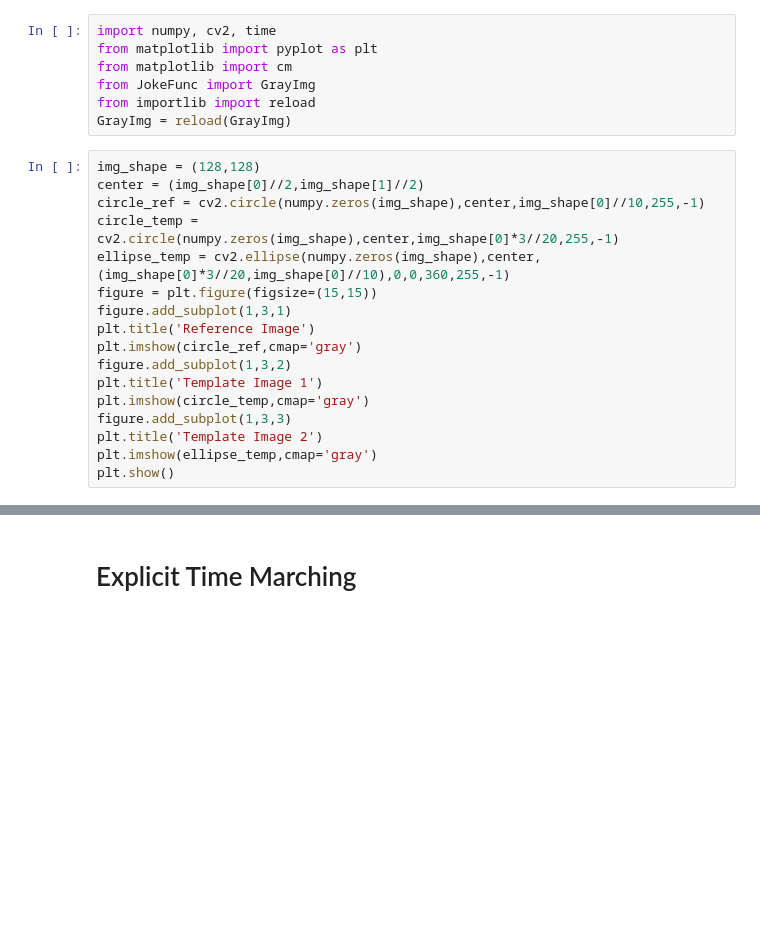
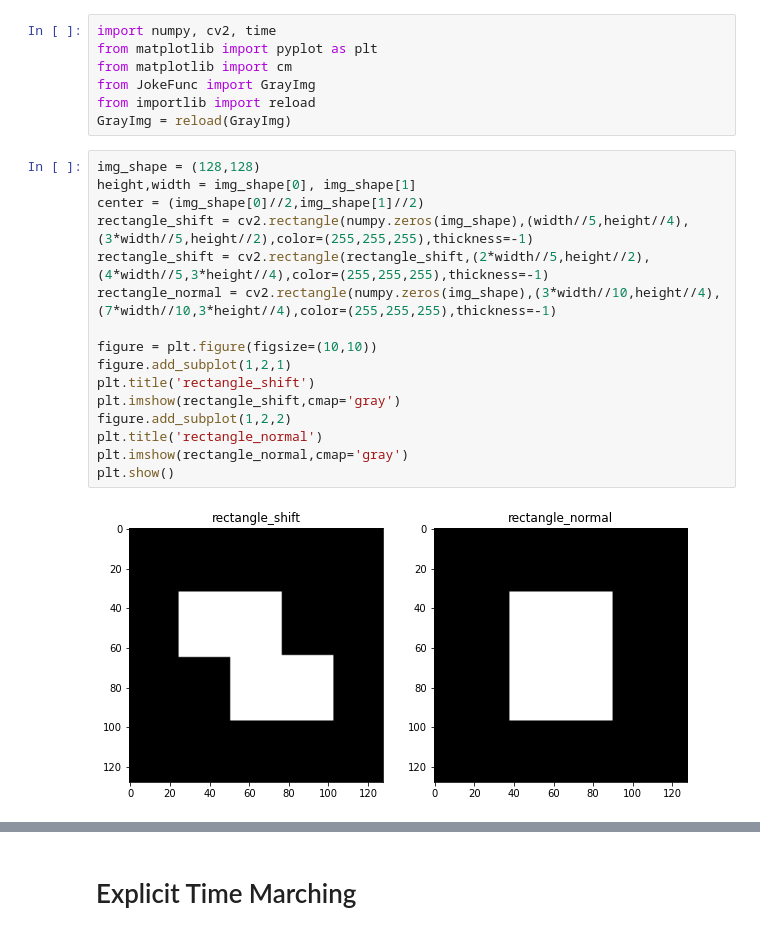
Before and after one commit to SaJoke/ImageProcessing, a Jupyter notebook: Total Variation Image Registration.ipynb, the cells around one changed output, grey strips where cells are left out. Cells and saved outputs as stored; diff of their text form; blank space fills up the shorter version.

```diff
--- a/Total Variation Image Registration.ipynb
+++ b/Total Variation Image Registration.ipynb
@@ -7,21 +7,22 @@ from importlib import reload
 GrayImg = reload(GrayImg)
 # %%
 img_shape = (128,128)
+height,width = img_shape[0], img_shape[1]
 center = (img_shape[0]//2,img_shape[1]//2)
-circle_ref = cv2.circle(numpy.zeros(img_shape),center,img_shape[0]//10,255,-1)
-circle_temp = cv2.circle(numpy.zeros(img_shape),center,img_shape[0]*3//20,255,-1)
-ellipse_temp = cv2.ellipse(numpy.zeros(img_shape),center,(img_shape[0]*3//20,img_shape[0]//10),0,0,360,255,-1)
-figure = plt.figure(figsize=(15,15))
-figure.add_subplot(1,3,1)
-plt.title('Reference Image')
-plt.imshow(circle_ref,cmap='gray')
-figure.add_subplot(1,3,2)
-plt.title('Template Image 1')
-plt.imshow(circle_temp,cmap='gray')
-figure.add_subplot(1,3,3)
-plt.title('Template Image 2')
-plt.imshow(ellipse_temp,cmap='gray')
+rectangle_shift = cv2.rectangle(numpy.zeros(img_shape),(width//5,height//4),(3*width//5,height//2),color=(255,255,255),thickness=-1)
+rectangle_shift = cv2.rectangle(rectangle_shift,(2*width//5,height//2),(4*width//5,3*height//4),color=(255,255,255),thickness=-1)
+rectangle_normal = cv2.rectangle(numpy.zeros(img_shape),(3*width//10,height//4),(7*width//10,3*height//4),color=(255,255,255),thickness=-1)
+
+figure = plt.figure(figsize=(10,10))
+figure.add_subplot(1,2,1)
+plt.title('rectangle_shift')
+plt.imshow(rectangle_shift,cmap='gray')
+figure.add_subplot(1,2,2)
+plt.title('rectangle_normal')
+plt.imshow(rectangle_normal,cmap='gray')
 plt.show()
+# %% [output]
+[figure, added]
 # %%
 hand_ref = cv2.imread(r'C:\Users\Admin\ImageRegistration\Image\R1.png',32)
 hand_temp = cv2.imread(r'C:\Users\Admin\ImageRegistration\Image\T1.png',32)
```
Also changed, not shown: parts of 3 cells of this notebook.
